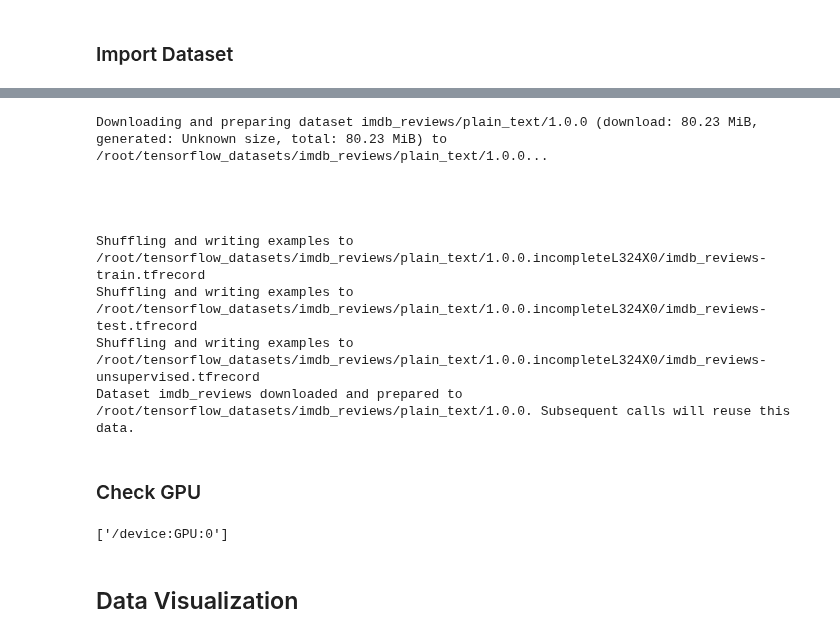
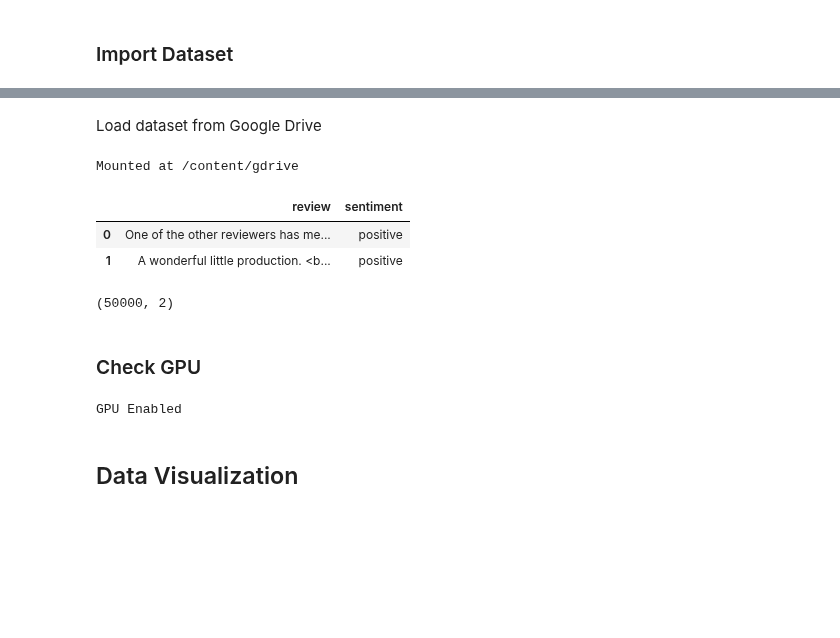
Before and after one commit to lokeshkumarn/Notebooks, a Jupyter notebook: DL_MovieReview.ipynb, the cells around one changed output, grey strips where cells are left out. Drawn from its saved outputs; the diff is of its cells as text; code cells hidden in the pictures; blank space fills up the shorter version.

```diff
--- a/DL_MovieReview.ipynb
+++ b/DL_MovieReview.ipynb
@@ -34,15 +31,0 @@ Loading the dataset using the
-# %%
-train_data, test_data = tfds.load(name="imdb_reviews",
-                                  split=["train","test"],
-                                  batch_size=-1,
-                                  as_supervised=True)
-# %% [output]
-Downloading and preparing dataset imdb_reviews/plain_text/1.0.0 (download: 80.23 MiB, generated: Unknown size, total: 80.23 MiB) to /root/tensorflow_datasets/imdb_reviews/plain_text/1.0.0...
-
-
-
-
-Shuffling and writing examples to /root/tensorflow_datasets/imdb_reviews/plain_text/1.0.0.incompleteL324X0/imdb_reviews-train.tfrecord
-Shuffling and writing examples to /root/tensorflow_datasets/imdb_reviews/plain_text/1.0.0.incompleteL324X0/imdb_reviews-test.tfrecord
-Shuffling and writing examples to /root/tensorflow_datasets/imdb_reviews/plain_text/1.0.0.incompleteL324X0/imdb_reviews-unsupervised.tfrecord
-Dataset imdb_reviews downloaded and prepared to /root/tensorflow_datasets/imdb_reviews/plain_text/1.0.0. Subsequent calls will reuse this data.
@@ -51,0 +32,6 @@ X_test, y_test = tfds.as_numpy(test_data)
+# %% [markdown]
+Load dataset from Google Drive
+# %%
+drive.mount('/content/gdrive')
+# %% [output]
+Mounted at /content/gdrive
@@ -52,3 +40,13 @@ X_test, y_test = tfds.as_numpy(test_data)
+# %%
+df.head(2)
+# %% [output]
+|  | review | sentiment |
+| 0 | One of the other reviewers has me... | positive |
+| 1 | A wonderful little production. <b... | positive |
+# %%
+df.shape
+# %% [output]
+(50000, 2)
 # %% [markdown]
 ### Check GPU
 # %%
@@ -56,9 +54,12 @@ def get_available_gpus():
     local_device_protos = device_lib.list_local_devices()
     return [x.name for x in local_device_protos if x.device_type == 'GPU' ]
 
-get_available_gpus()
+gpu_lst = get_available_gpus()
+
+if(len(gpu_lst) > 0):
+  print("GPU Enabled")
 # %% [output]
-['/device:GPU:0']
+GPU Enabled
 # %% [markdown]
 ## Data Visualization
 # %% [markdown]
```
Also changed, not shown: parts of 34 cells of this notebook.
